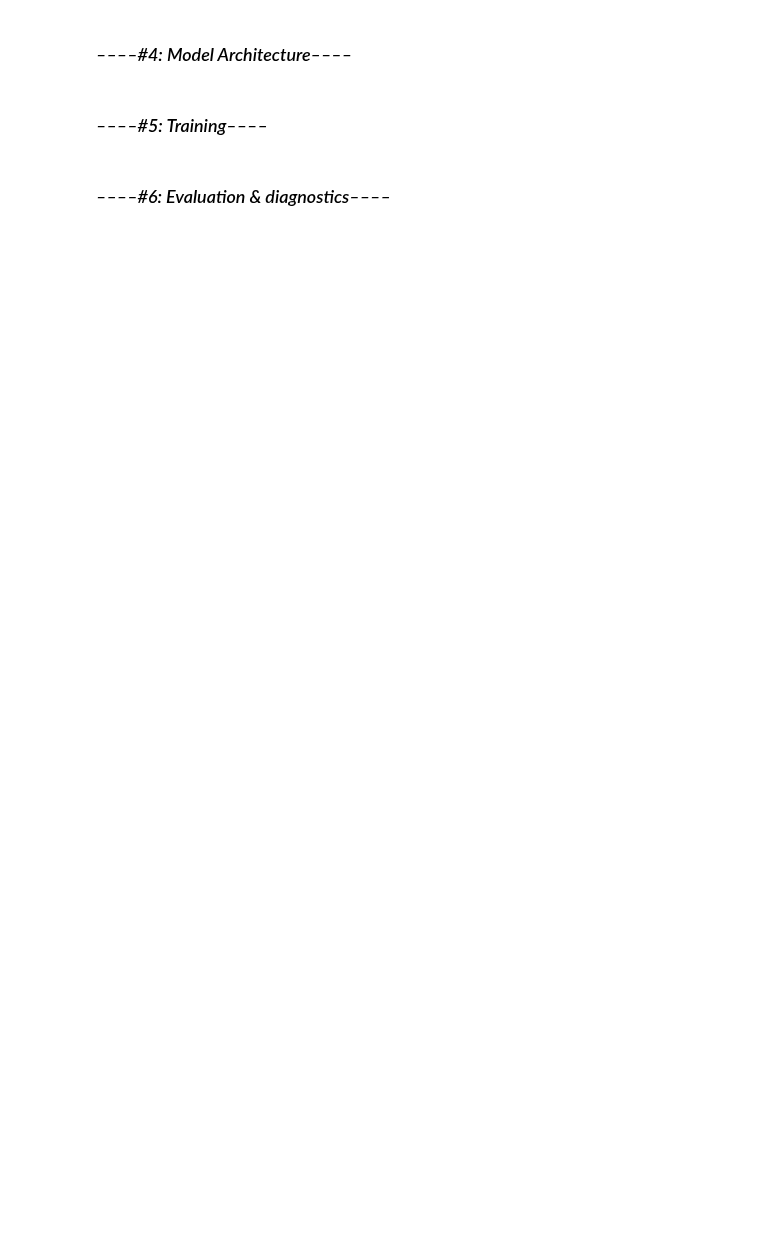
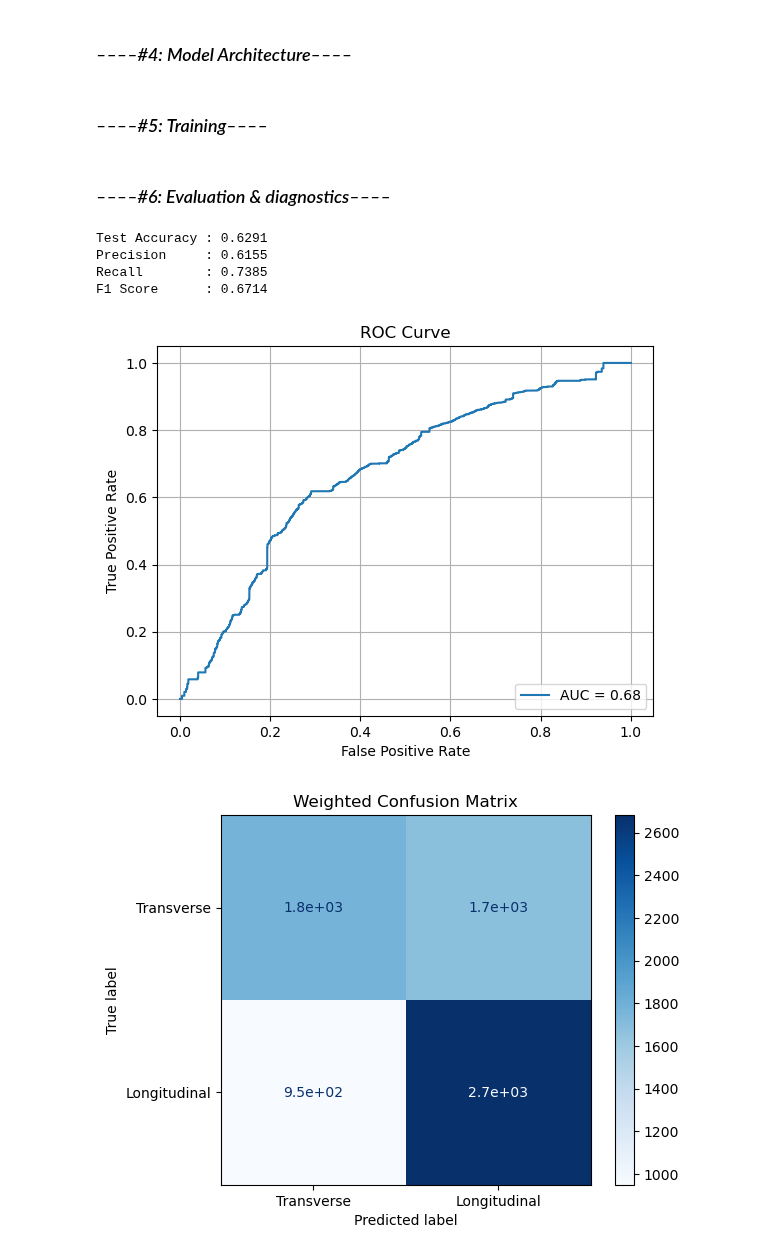
Before and after one commit to aimenobaid/polarization, a Jupyter notebook: NN_had.ipynb, the cells around one changed output. Cells and saved outputs as stored; diff of their text form; code cells hidden in the pictures; blank space fills up the shorter version.

```diff
--- a/NN_had.ipynb
+++ b/NN_had.ipynb
@@ -120,11 +120,11 @@ Saved h5_files/rs_had_combined_reweighted.h5 with 18044 events (weights added).
 # ——— 1) LOAD THE TWO H5 FILES ———
 
 # Bulk (mostly longitudinal W)  → label y = 1
-df_bulk = pd.read_hdf("h5_files/bulk_had_combined_reweighted.h5", key="df")
+df_bulk = pd.read_hdf("new_h5_files/bulk_had_combined_reweighted.h5", key="df")
 df_bulk["y"] = 1
 
 # RS (mostly transverse W)      → label y = 0
-df_rs   = pd.read_hdf("h5_files/rs_had_combined_reweighted.h5",   key="df")
+df_rs   = pd.read_hdf("new_h5_files/rs_had_combined_reweighted.h5",   key="df")
 df_rs["y"]   = 0
 
 # ——— 2) CONCATENATE INTO A SINGLE DATAFRAME ———
@@ -201,7 +216,7 @@ Label distribution in each split:
 ### *–––––#3: Feature preprocessing––––*
 # %%
 # 3) Preprocessing pipeline
-features = ["pt", "eta", "msoft", "cos"]
+features = ["pt", "eta", "msoft", "cos", "e2_b1","e2_b2","e3","C2","D2","pTD","z","dr12"]
 preprocessor = ColumnTransformer([
     ("scale", StandardScaler(), features)
 ], remainder="drop")
@@ -286,31 +300,38 @@ y_proba = model.predict_proba(X_test)[:, 1]
 # ── Metrics ─────────────────────────────────────────────────────────────────
 acc  = accuracy_score(y_test, y_pred, sample_weight=w_test)
 prec = precision_score(y_test, y_pred, sample_weight=w_test)
 rec  = recall_score(y_test, y_pred, sample_weight=w_test)
 f1   = f1_score(y_test, y_pred, sample_weight=w_test)
 
 print(f"Test Accuracy : {acc:.4f}")
 print(f"Precision     : {prec:.4f}")
 print(f"Recall        : {rec:.4f}")
 print(f"F1 Score      : {f1:.4f}")
 
 # ── 5) ROC & AUC ───────────────────────────────────────────────────────────────
 fpr, tpr, _ = roc_curve(y_test, y_proba, sample_weight=w_test)
 roc_auc     = auc(fpr, tpr)
 
 plt.figure()
-plt.plot(fpr, tpr, label=f"AUC = {roc_auc:.4f}")
+plt.plot(fpr, tpr, label=f"AUC = {roc_auc:.2f}")
 # plt.plot([0,1], [0,1], "k--")
 plt.xlabel("False Positive Rate")
 plt.ylabel("True Positive Rate")
 plt.title("ROC Curve")
 plt.legend(loc="lower right")
 plt.grid()
 plt.show()
 
 # ── 6) Confusion Matrix ────────────────────────────────────────────────────────
 cm = confusion_matrix(y_test, y_pred, sample_weight=w_test)
 disp = ConfusionMatrixDisplay(cm, display_labels=["Transverse","Longitudinal"])
 disp.plot(cmap=plt.cm.Blues)
 plt.title("Weighted Confusion Matrix")
 plt.show()
+# %% [output]
+Test Accuracy : 0.6291
+Precision     : 0.6155
+Recall        : 0.7385
+F1 Score      : 0.6714
+[figure, added]
+[figure, added]
```
Also changed, not shown: parts of 5 cells of this notebook, 4 other files.
